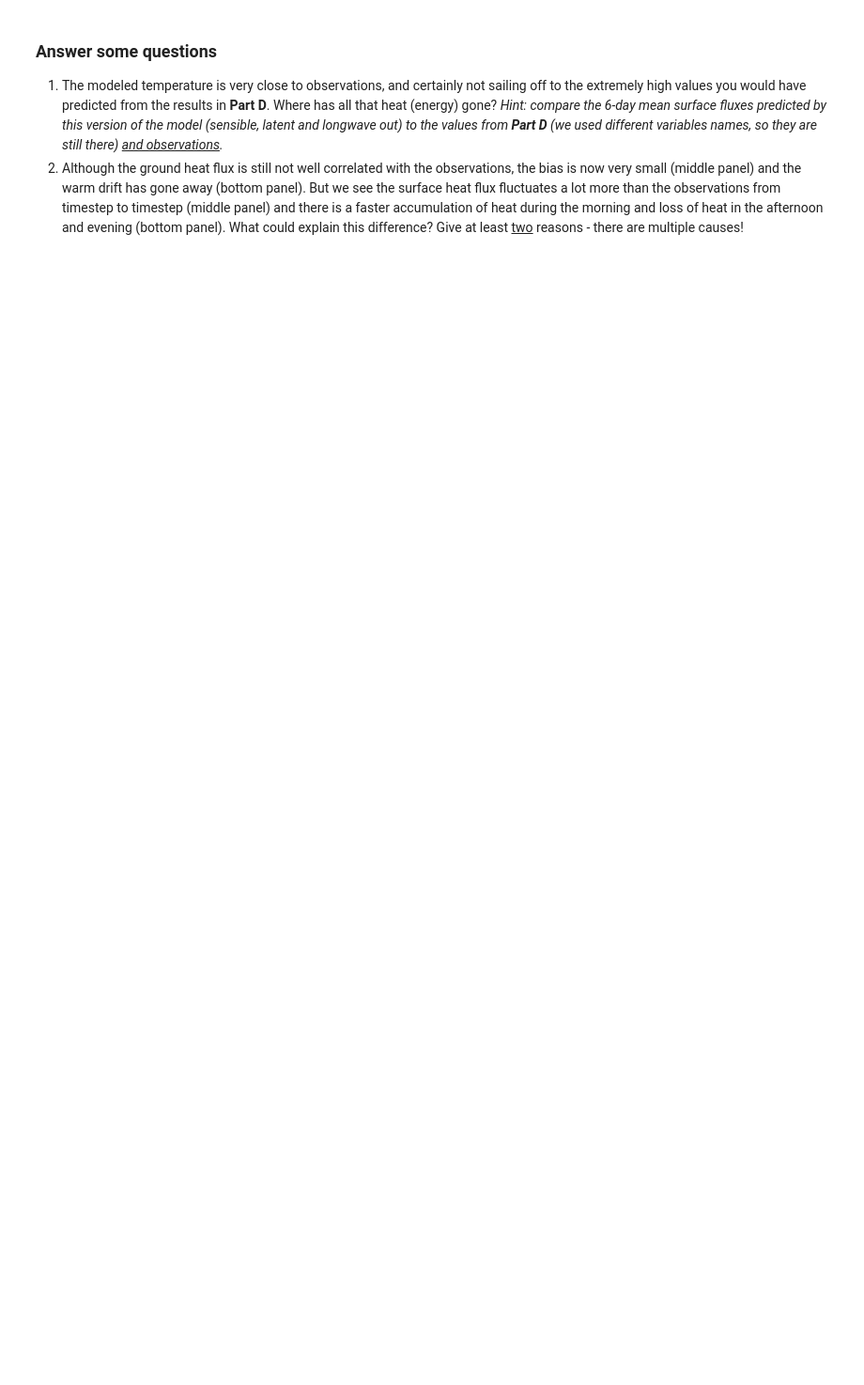
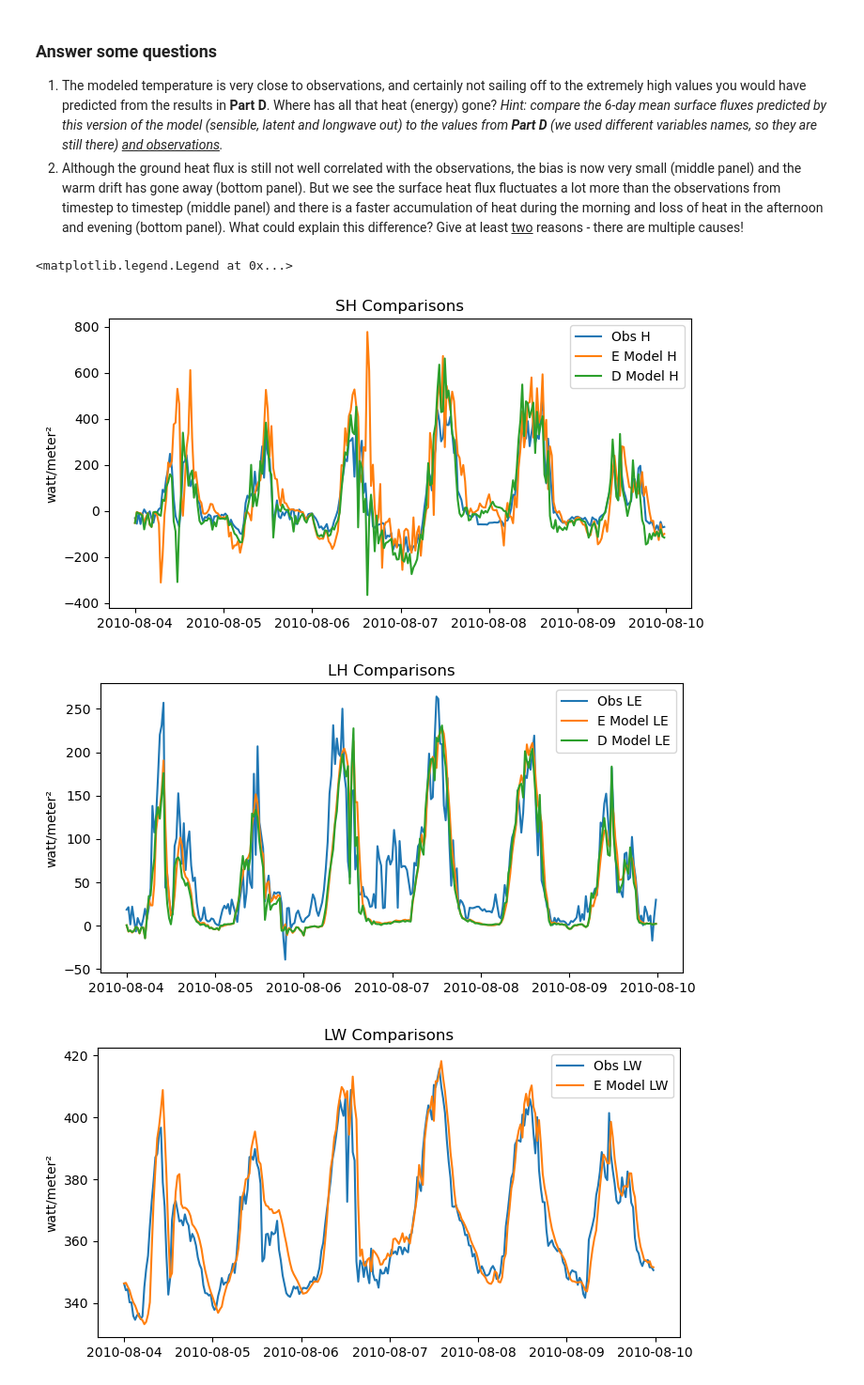
Before and after one commit to anlawyer/land-climate-interactions, a Jupyter notebook: HW3/CLIM614_HW_3.ipynb, the cells around one changed output. Shown at 94% size. Cells and saved outputs as stored; diff of their text form; code cells hidden in the pictures; blank space fills up the shorter version.

```diff
--- a/HW3/CLIM614_HW_3.ipynb
+++ b/HW3/CLIM614_HW_3.ipynb
@@ -928,6 +928,31 @@ Text(0.5, 1.0, 'Cumulative Ground Heat')
 ### Answer some questions
 1. The modeled temperature is very close to observations, and certainly not sailing off to the extremely high values you would have predicted from the results in **Part D**. Where has all that heat (energy) gone? _Hint: compare the 6-day mean surface fluxes predicted by this version of the model (sensible, latent and longwave out) to the values from **Part D** (we used different variables names, so they are still there) <u>and observations</u>._
 2. Although the ground heat flux is still not well correlated with the observations, the bias is now very small (middle panel) and the warm drift has gone away (bottom panel). But we see the surface heat flux fluctuates a lot more than the observations from timestep to timestep (middle panel) and there is a faster accumulation of heat during the morning and loss of heat in the afternoon and evening (bottom panel). What could explain this difference? Give at least <u>two</u> reasons - there are multiple causes!
+# %%
+fig, ax1 = plt.subplots(figsize=(8,4))
+ax1.plot(TIMESTAMP_START, f['H_F_MDS'])
+ax1.plot(TIMESTAMP_START, H_mod_e)
+ax1.plot(TIMESTAMP_START, H_model)
+plt.title('SH Comparisons')
+ax1.legend(['Obs H', 'E Model H', 'D Model H'])
+
+fig2, ax2 = plt.subplots(figsize=(8,4))
+ax2.plot(TIMESTAMP_START, f['LE_F_MDS'])
+ax2.plot(TIMESTAMP_START, LE_mod_e)
+ax2.plot(TIMESTAMP_START, LE_model)
+plt.title('LH Comparisons')
+ax2.legend(['Obs LE', 'E Model LE', 'D Model LE'])
+
+fig3, ax3 = plt.subplots(figsize=(8,4))
+ax3.plot(TIMESTAMP_START, f['LW_OUT'])
+ax3.plot(TIMESTAMP_START, LW_mod_e)
+plt.title('LW Comparisons')
+ax3.legend(['Obs LW', 'E Model LW'])
+# %% [output]
+<matplotlib.legend.Legend at 0x...>
+[figure, added]
+[figure, added]
+[figure, added]
 # %% [markdown]
 ### Answers
 
```
Also changed, not shown: parts of 2 cells of this notebook.
